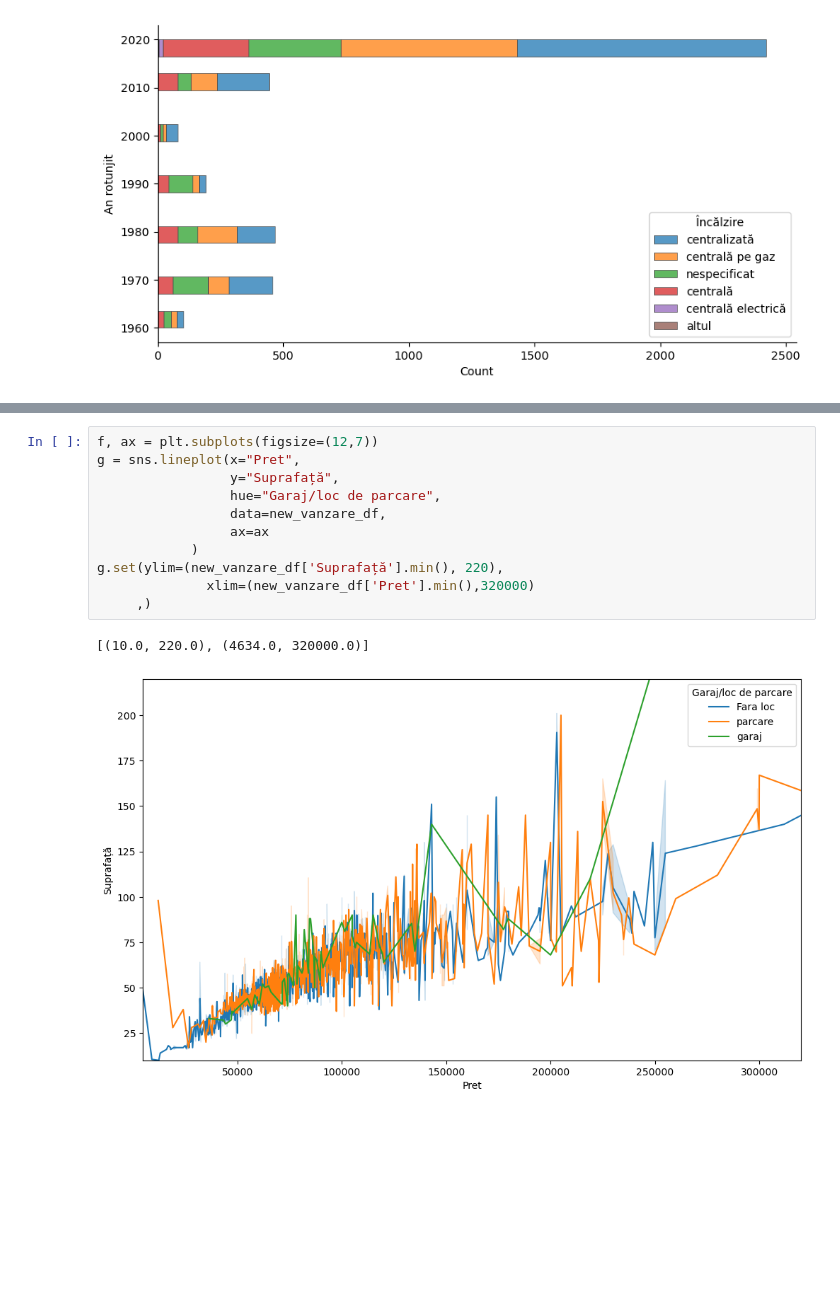
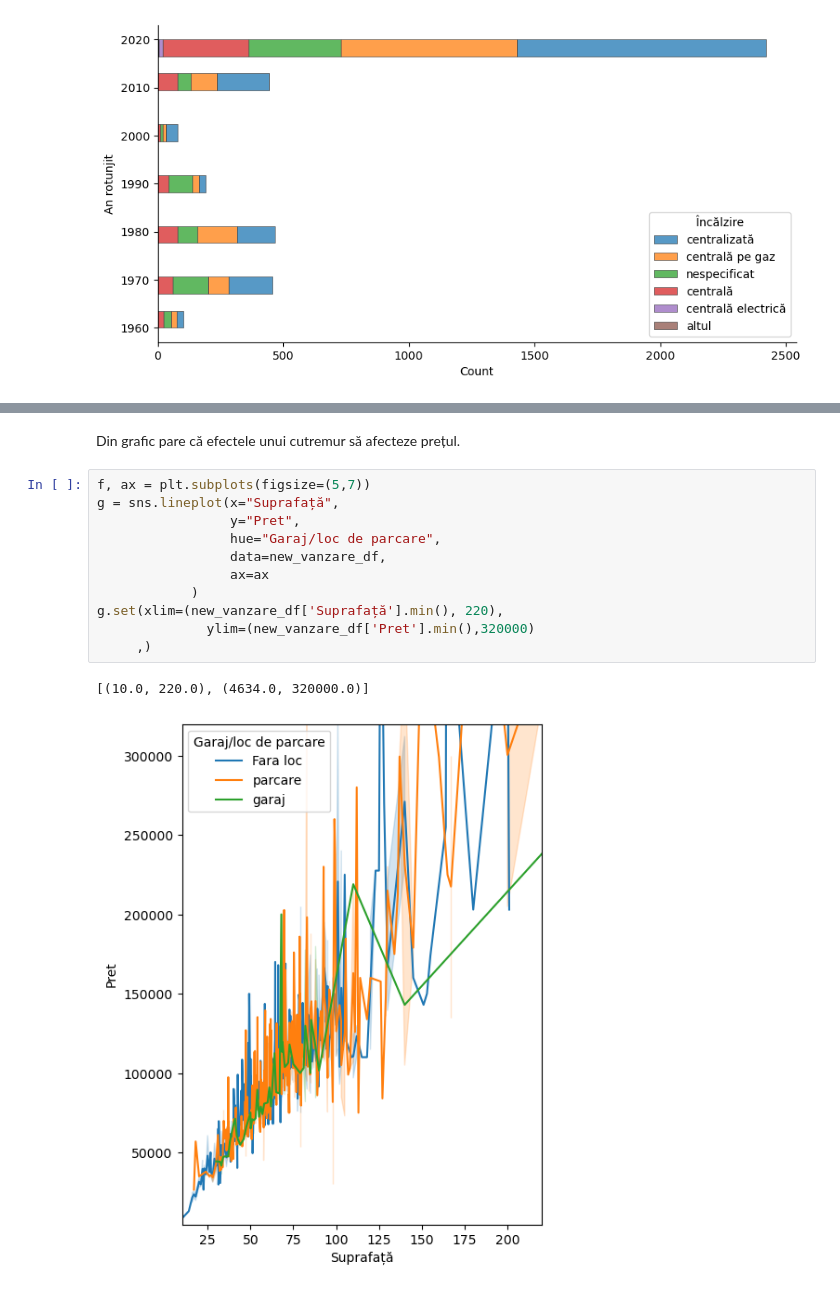
Before and after one commit to NextFriday27134/Tabelare, a Jupyter notebook: Proiect_Tabelare_si_Vizualizare.ipynb, the cells around one changed output, grey strips where cells are left out. Drawn from its saved outputs; the diff is of its cells as text; blank space fills up the shorter version.

```diff
--- a/Proiect_Tabelare_si_Vizualizare.ipynb
+++ b/Proiect_Tabelare_si_Vizualizare.ipynb
@@ -439,14 +831,16 @@ g.set(ylim=(new_vanzare_df['Suprafață'].min(), 220),
+# %% [markdown]
+Din grafic  pare că efectele unui cutremur să afecteze prețul.
 # %%
-f, ax = plt.subplots(figsize=(12,7))
-g = sns.lineplot(x="Pret",
-                 y="Suprafață",
+f, ax = plt.subplots(figsize=(5,7))
+g = sns.lineplot(x="Suprafață",
+                 y="Pret",
                  hue="Garaj/loc de parcare",
                  data=new_vanzare_df,
                  ax=ax
             )
-g.set(ylim=(new_vanzare_df['Suprafață'].min(), 220),
-              xlim=(new_vanzare_df['Pret'].min(),320000)
+g.set(xlim=(new_vanzare_df['Suprafață'].min(), 220),
+              ylim=(new_vanzare_df['Pret'].min(),320000)
      ,)
 # %% [output]
 [(10.0, 220.0), (4634.0, 320000.0)]
-[figure, old version]
+[figure, new version]
```
Also changed, not shown: parts of 107 cells of this notebook.
